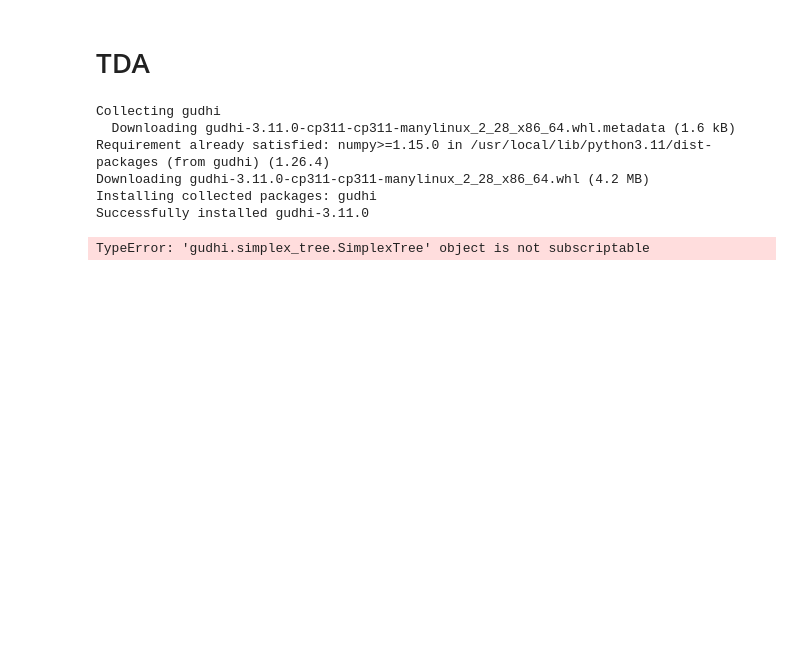
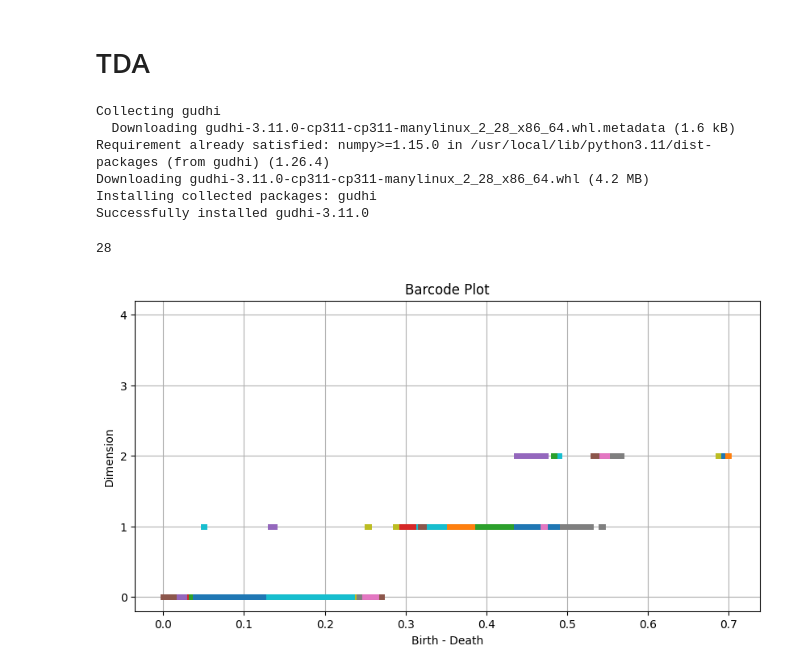
Before and after one commit to pquynhvu/TDA, a Jupyter notebook: mnist_pytorch.ipynb, the cells around one changed output. Cells and saved outputs as stored; diff of their text form; code cells hidden in the pictures; blank space fills up the shorter version.

```diff
--- a/mnist_pytorch.ipynb
+++ b/mnist_pytorch.ipynb
@@ -284,7 +284,7 @@ Downloading gudhi-3.11.0-cp311-cp311-manylinux_2_28_x86_64.whl (4.2 MB)
 Installing collected packages: gudhi
 Successfully installed gudhi-3.11.0
 # %%
-tda_img = convo2_maxpool[:1000]
+tda_img = convo2_maxpool[:100]
 tda_img = np.max(tda_img, axis=3)
 sample_size = tda_img.shape[0]
 
@@ -292,18 +292,39 @@ for i in range(sample_size):
     alpha_complex = gd.AlphaComplex(points=tda_img[i])
     simplex_tree = alpha_complex.create_simplex_tree()
     pers = simplex_tree.persistence()
+barcode_data = [(birth, death) for birth, death in pers]
 # %%
 barcode_data = [(birth, death) for birth, death in pers]
 birth_death = pd.DataFrame(
     [(dim, birth, death) for dim, (birth, death) in pers],
     columns=["dim", "birth", "death"]
 )
-# %%
-gd.plot_persistence_barcode(simplex_tree)
-plt.title(f"Barcode for Class {i}")
-plt.show()
-# %% [output]
-TypeError: 'gudhi.simplex_tree.SimplexTree' object is not subscriptable
+# %%
+len(barcode_data)
+# %% [output]
+28
+# %%
+barcode_data_sampled = barcode_data[:5]
+plt.figure(figsize=(10, 5))
+
+# Plot each barcode (each feature is a horizontal line)
+for dim, (birth, death) in barcode_data:
+    plt.plot([birth, death], [dim, dim], lw=5)
+
+# Customize the plot
+plt.xlabel("Birth - Death")
+plt.ylabel("Dimension")
+plt.title("Barcode Plot")
+
+# Set y-ticks to represent different dimensions
+plt.yticks(sorted(set(dim for dim, _ in barcode_data)))
+# Add gridlines for better visibility
+plt.grid(True)
+
+# Show the plot
+plt.show()
+# %% [output]
+[figure, added]
 # %%
 !pip install nibabel
 import nibabel
```
